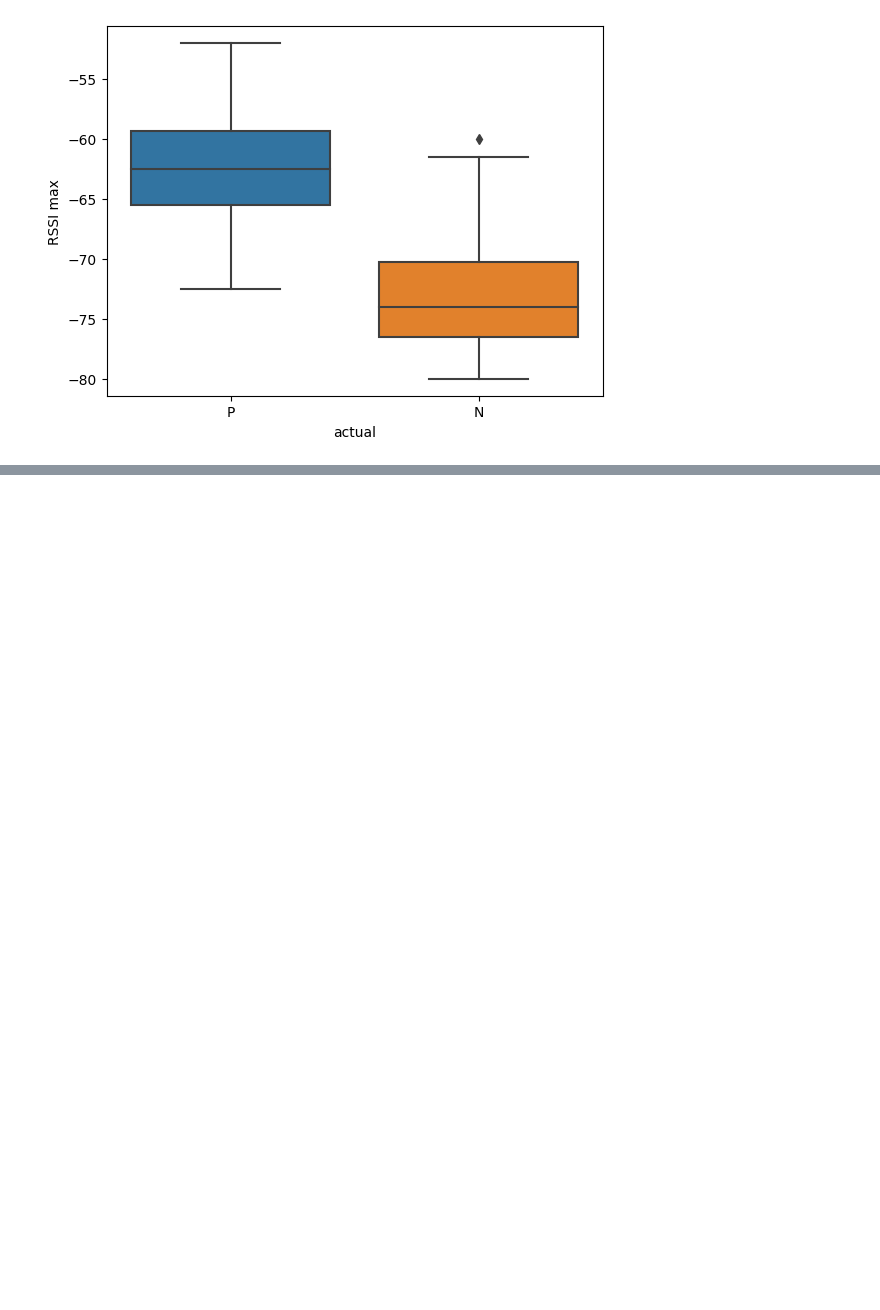
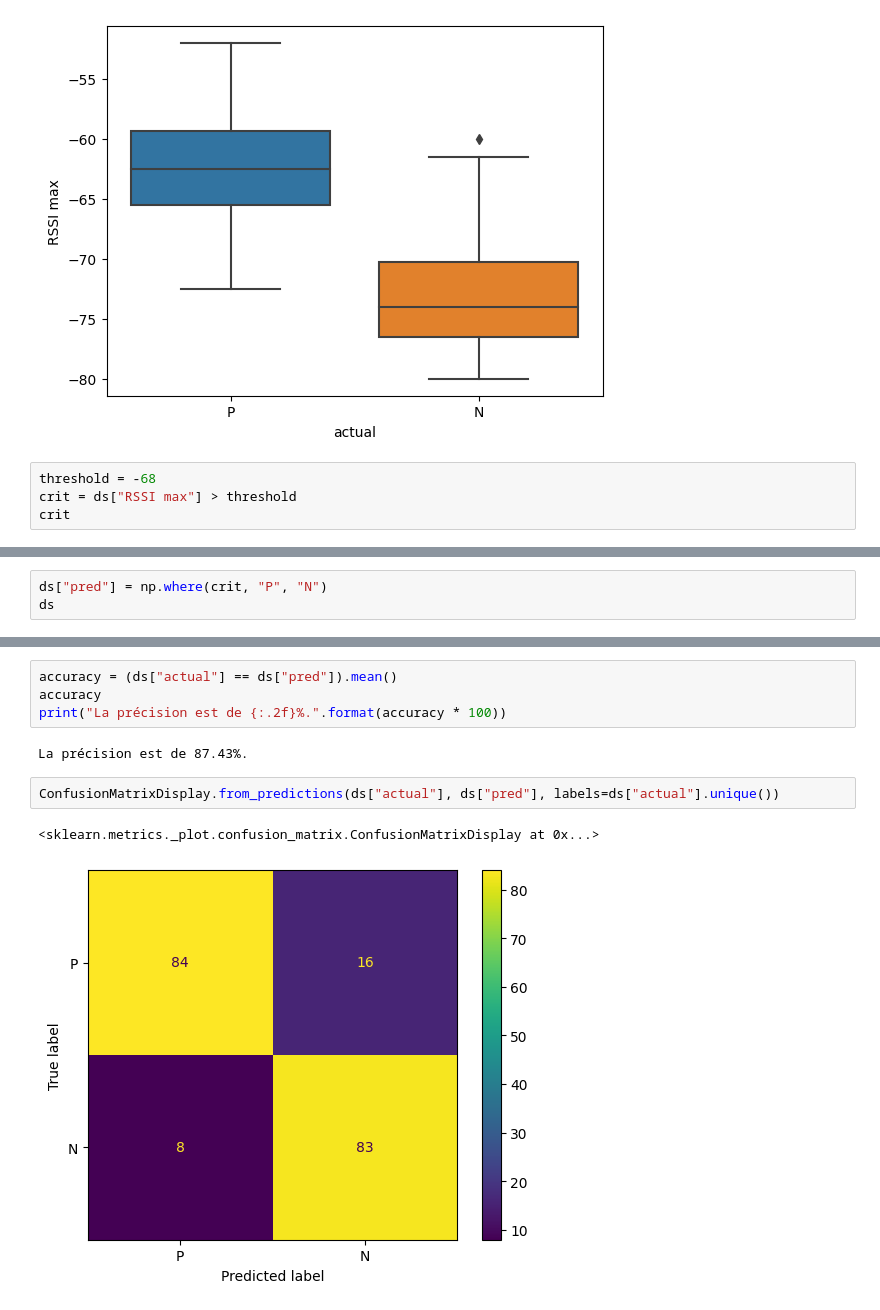
Before and after one commit to gael-mehdi/RFID-analyse-experience-1, a Jupyter notebook: analyse.ipynb, the cells around one changed output, grey strips where cells are left out. Cells and saved outputs as stored; diff of their text form; blank space fills up the shorter version.

```diff
--- a/analyse.ipynb
+++ b/analyse.ipynb
@@ -404,3 +434,7 @@ sns.boxplot(x = "actual",y="RSSI max", data=ds)
 # %% [output]
 <Axes: xlabel='actual', ylabel='RSSI max'>
 [figure]
+# %%
+threshold = -68
+crit = ds["RSSI max"] > threshold
+crit
@@ -406,0 +472,3 @@ sns.boxplot(x = "actual",y="RSSI max", data=ds)
+# %%
+ds["pred"] = np.where(crit, "P", "N")
+ds
@@ -406,0 +489,11 @@ sns.boxplot(x = "actual",y="RSSI max", data=ds)
+# %%
+accuracy = (ds["actual"] == ds["pred"]).mean()
+accuracy
+print("La précision est de {:.2f}%.".format(accuracy * 100))
+# %% [output]
+La précision est de 87.43%.
+# %%
+ConfusionMatrixDisplay.from_predictions(ds["actual"], ds["pred"], labels=ds["actual"].unique())
+# %% [output]
+<sklearn.metrics._plot.confusion_matrix.ConfusionMatrixDisplay at 0x...>
+[figure, added]
```
Also changed, not shown: parts of 10 cells of this notebook.
